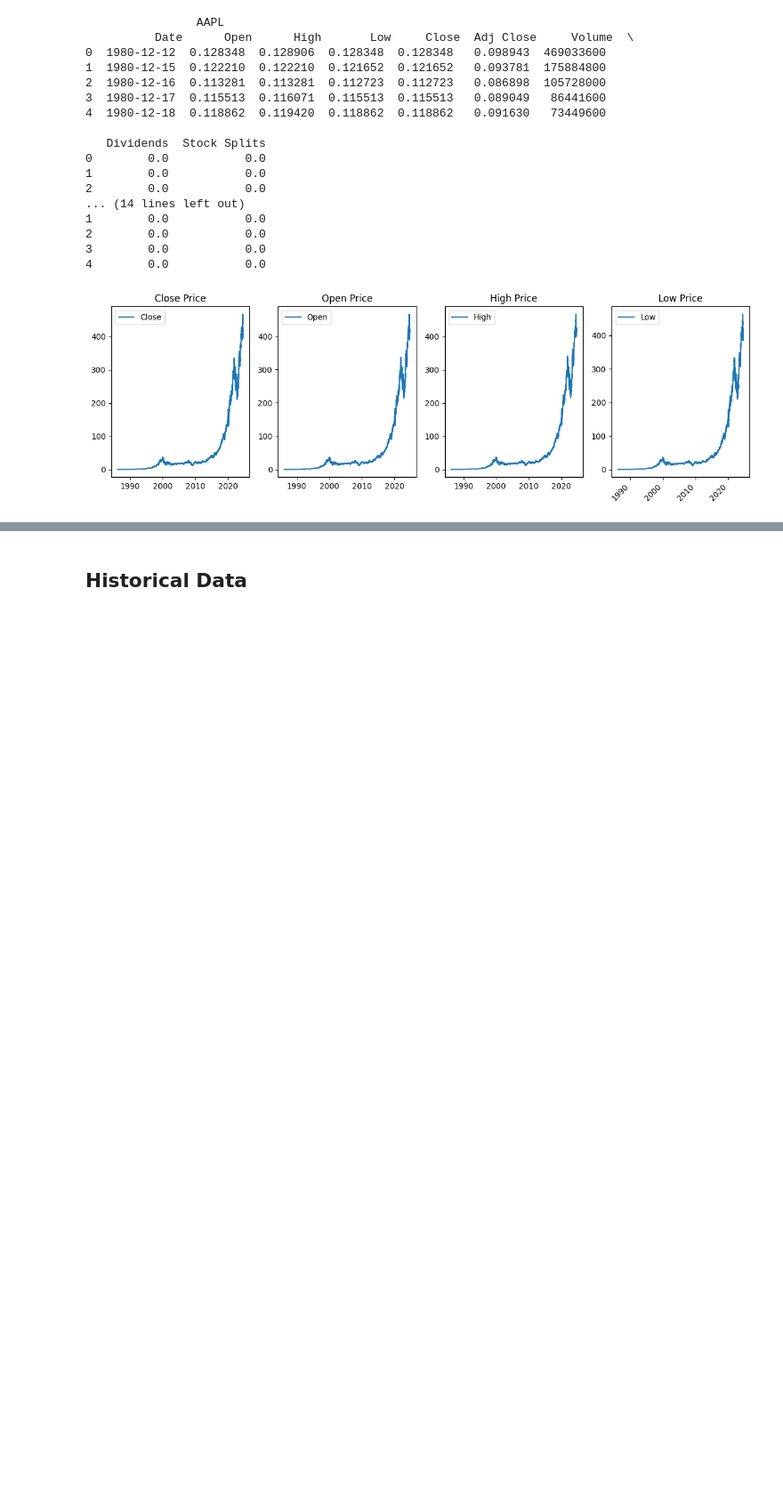
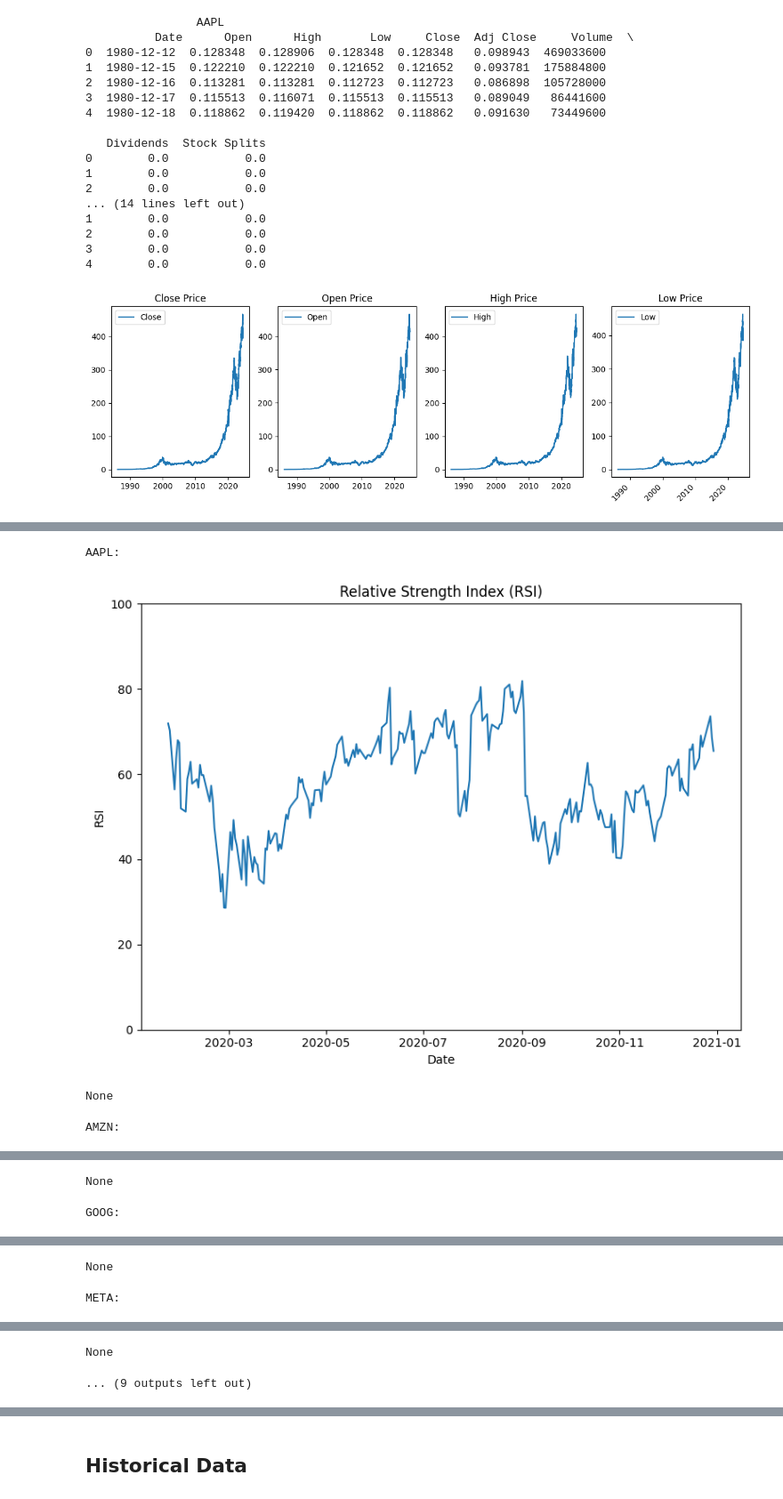
Before and after one commit to amannnnnyyyy/Stock-Price-Prediction, a Jupyter notebook: notebooks/analysis.ipynb, the cells around one changed output, grey strips where cells are left out. Shown at 89% size. Saved outputs shown, nothing was run; the diff lists cells and outputs as text; code cells hidden in the pictures; blank space fills up the shorter version.

```diff
--- a/notebooks/analysis.ipynb
+++ b/notebooks/analysis.ipynb
@@ -497,0 +576,11 @@ Date
+# %%
+
+for stock in stocks:
+    print(stock+":\n")
+    display(analyzer[stock].plot_rsi(analyzer[f'{stock}data']))
+    print("\n\n")
+# %% [output]
+AAPL:
+[figure, added]
+None
+AMZN:
@@ -497,0 +588,2 @@ Date
+None
+GOOG:
@@ -497,0 +591,2 @@ Date
+None
+META:
@@ -497,0 +594,2 @@ Date
+None
+... (9 outputs left out)
```
Also changed, not shown: parts of 9 cells of this notebook.
